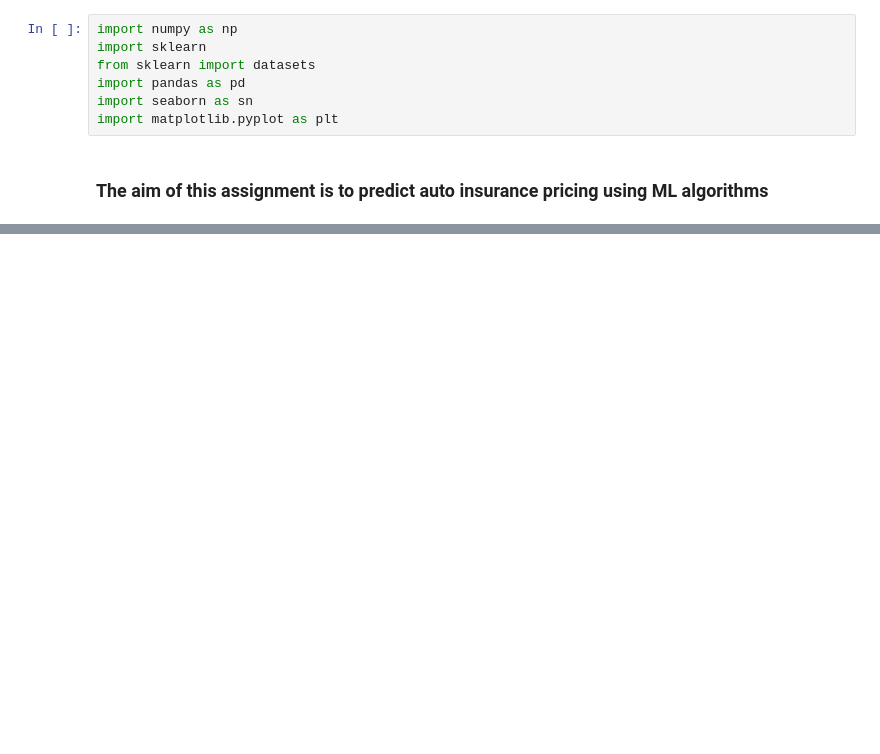
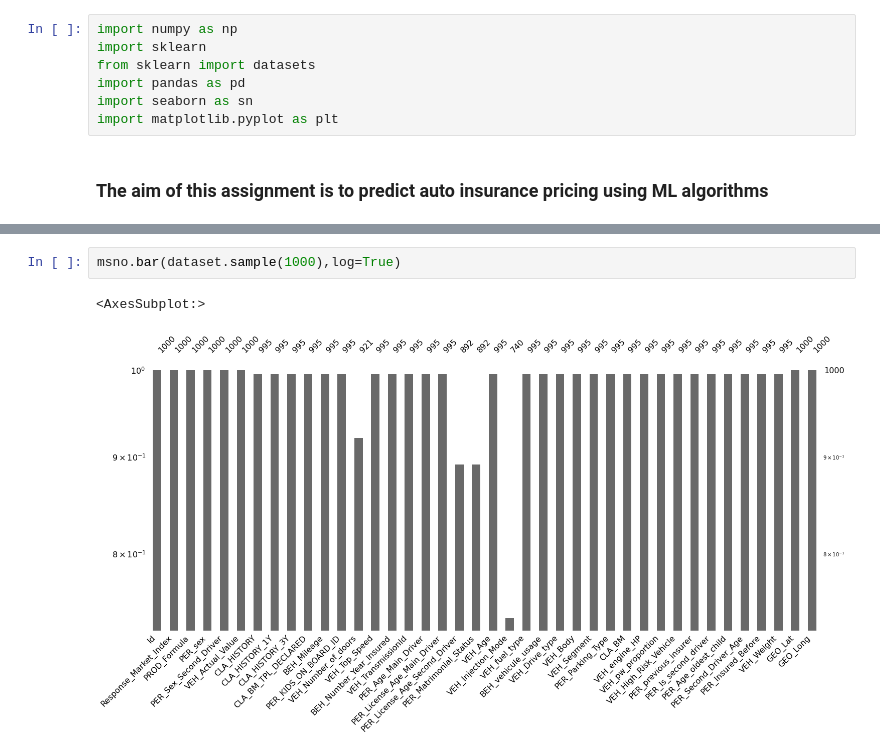
Before and after one commit to lechandouri/datascience_assignments, a Jupyter notebook: assignment_1.ipynb, the cells around one changed output, grey strips where cells are left out. Drawn from its saved outputs; the diff is of its cells as text; blank space fills up the shorter version.

```diff
--- a/assignment_1.ipynb
+++ b/assignment_1.ipynb
@@ -25,0 +133,5 @@ data_train_insurance.head()
+# %%
+msno.bar(dataset.sample(1000),log=True)
+# %% [output]
+<AxesSubplot:>
+[figure, added]
```
Also changed, not shown: parts of 19 cells of this notebook.
